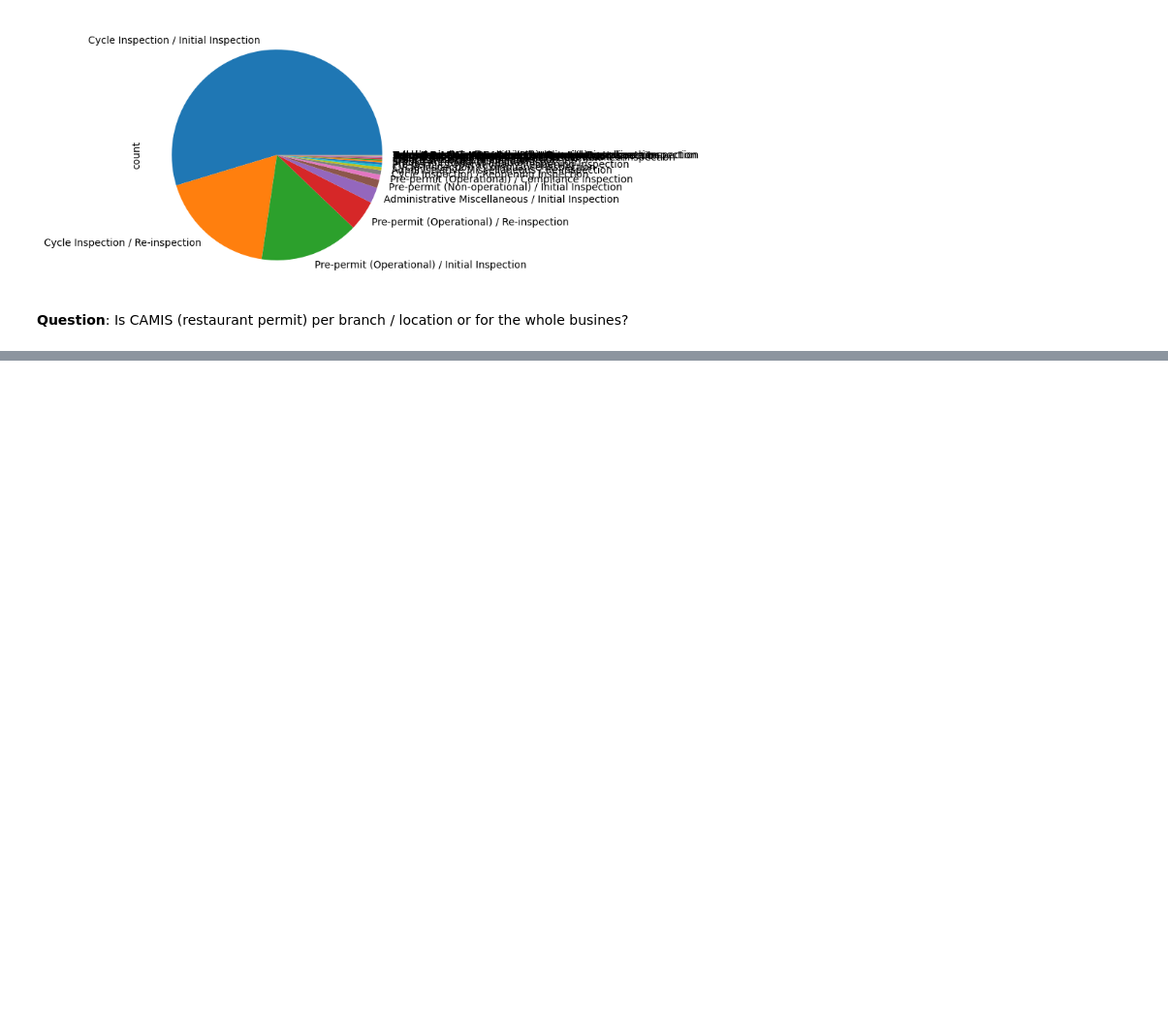
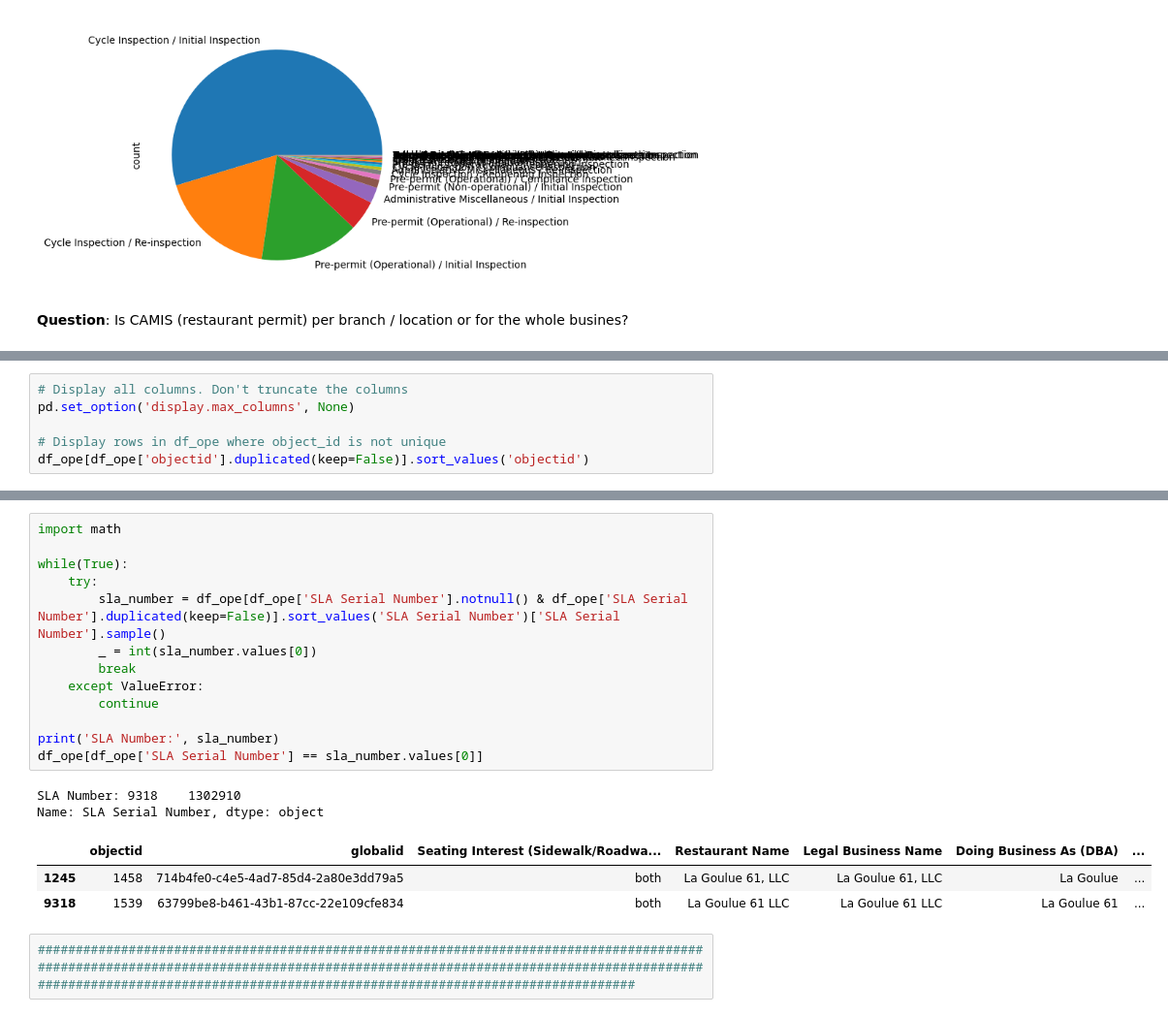
Before and after one commit to machar94/project-2-restaraunt-analytics, a Jupyter notebook: eda.ipynb, the cells around one changed output, grey strips where cells are left out. Shown at 97% size. Drawn from its saved outputs; the diff is of its cells as text; blank space fills up the shorter version.

Commit message:
Start of two tables

```diff
--- a/eda.ipynb
+++ b/eda.ipynb
@@ -512,0 +501,6 @@ Business: C
+# %%
+# Display all columns. Don't truncate the columns
+pd.set_option('display.max_columns', None)
+
+# Display rows in df_ope where object_id is not unique
+df_ope[df_ope['objectid'].duplicated(keep=False)].sort_values('objectid')
@@ -512,0 +582,21 @@ Business: C
+# %%
+import math
+
+while(True):
+    try:
+        sla_number = df_ope[df_ope['SLA Serial Number'].notnull() & df_ope['SLA Serial Number'].duplicated(keep=False)].sort_values('SLA Serial Number')['SLA Serial Number'].sample()
+        _ = int(sla_number.values[0])
+        break
+    except ValueError:
+        continue
+
+print('SLA Number:', sla_number)
+df_ope[df_ope['SLA Serial Number'] == sla_number.values[0]]
+# %% [output]
+SLA Number: 9318    1302910
+Name: SLA Serial Number, dtype: object
+|  | objectid | globalid | Seating Interest (Sidewalk/Roadwa... | Restaurant Name | Legal Business Name | Doing Business As (DBA) | ... |
+| 1245 | 1458 | 714b4fe0-c4e5-4ad7-85d4-2a80e3dd79a5 | both | La Goulue 61, LLC | La Goulue 61, LLC | La Goulue | ... |
+| 9318 | 1539 | 63799be8-b461-43b1-87cc-22e109cfe834 | both | La Goulue 61 LLC | La Goulue 61 LLC | La Goulue 61 | ... |
+# %%
+###############################################################################################################################################################################################################################################################
```
Also changed, not shown: parts of 19 cells of this notebook, 4 other files.
